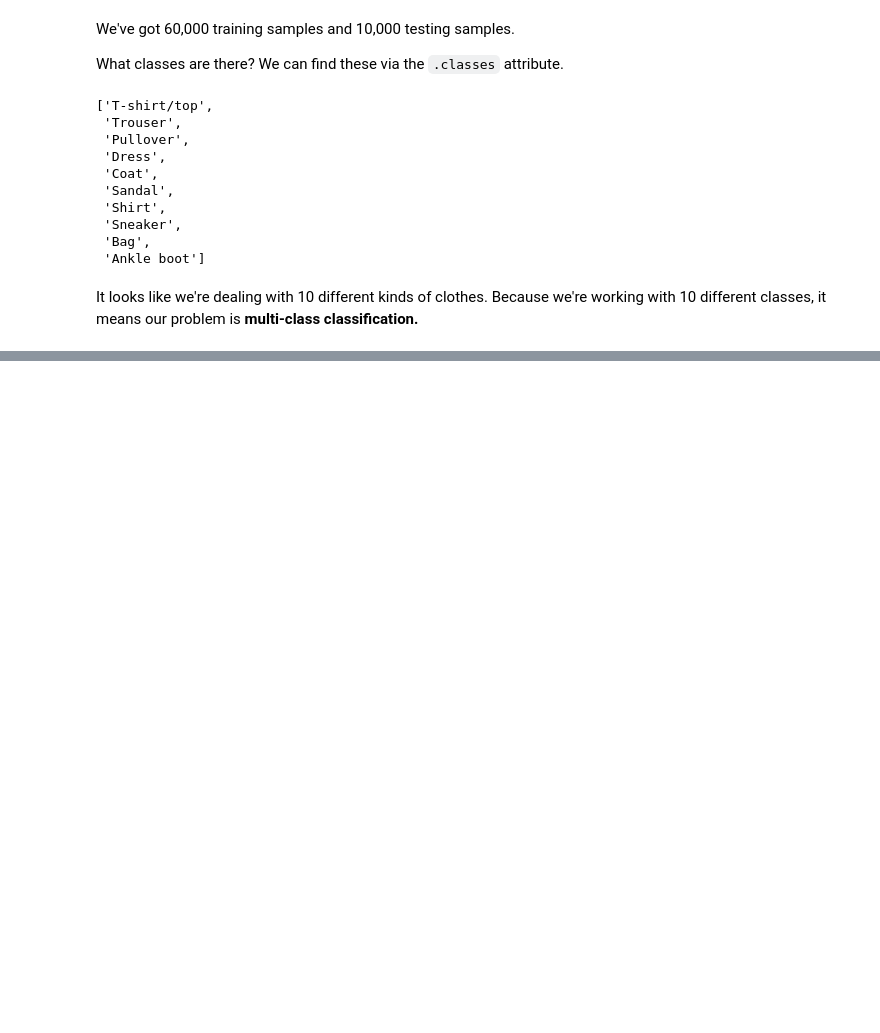
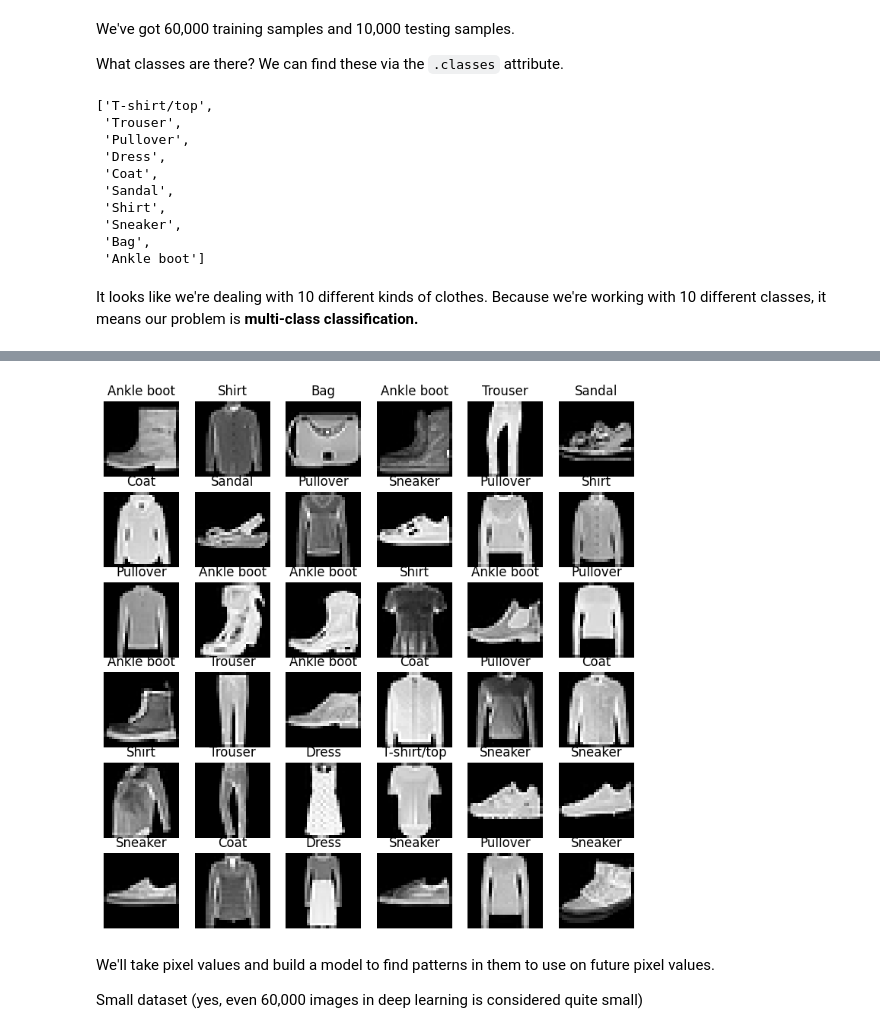
Before and after one commit to shatgulogen/deeplearning_pytorch, a Jupyter notebook: 03_pytorch_computer_vision.ipynb, the cells around one changed output, grey strips where cells are left out. Saved outputs shown, nothing was run; the diff lists cells and outputs as text; code cells hidden in the pictures; blank space fills up the shorter version.

```diff
--- a/03_pytorch_computer_vision.ipynb
+++ b/03_pytorch_computer_vision.ipynb
@@ -243,0 +262,18 @@ It looks like we're dealing with 10 different kinds of clothes. Because we're wo
+# %%
+# Plot more images
+torch.manual_seed(42)
+fig = plt.figure(figsize=(9, 9))
+rows, cols = 6, 6
+for i in range(1, rows * cols + 1):
+    random_idx = torch.randint(0, len(train_data), size=[1]).item()
+    img, label = train_data[random_idx]
+    fig.add_subplot(rows, cols, i)
+    plt.imshow(img.squeeze(), cmap="gray")
+    plt.title(class_names[label])
+    plt.axis(False);
+# %% [output]
+[figure, added]
+# %% [markdown]
+We'll take pixel values and build a model to find patterns in them to use on future pixel values.
+
+Small dataset (yes, even 60,000 images in deep learning is considered quite small)
```
Also changed, not shown: parts of 4 cells of this notebook.
